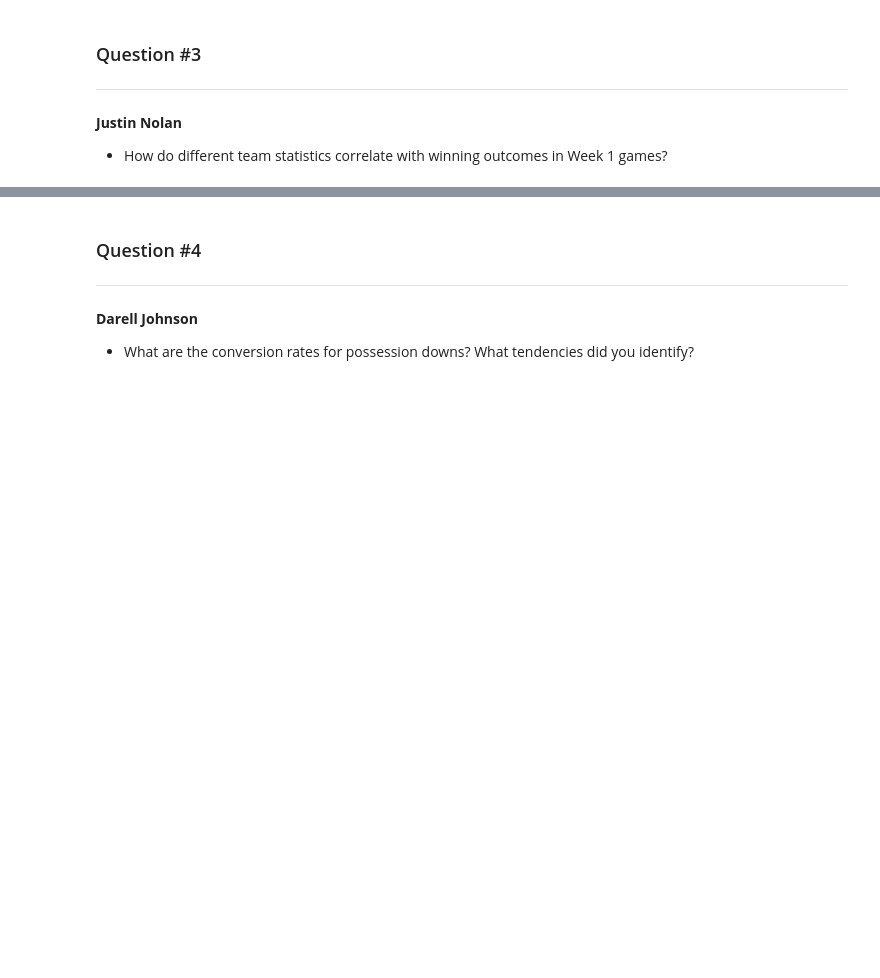
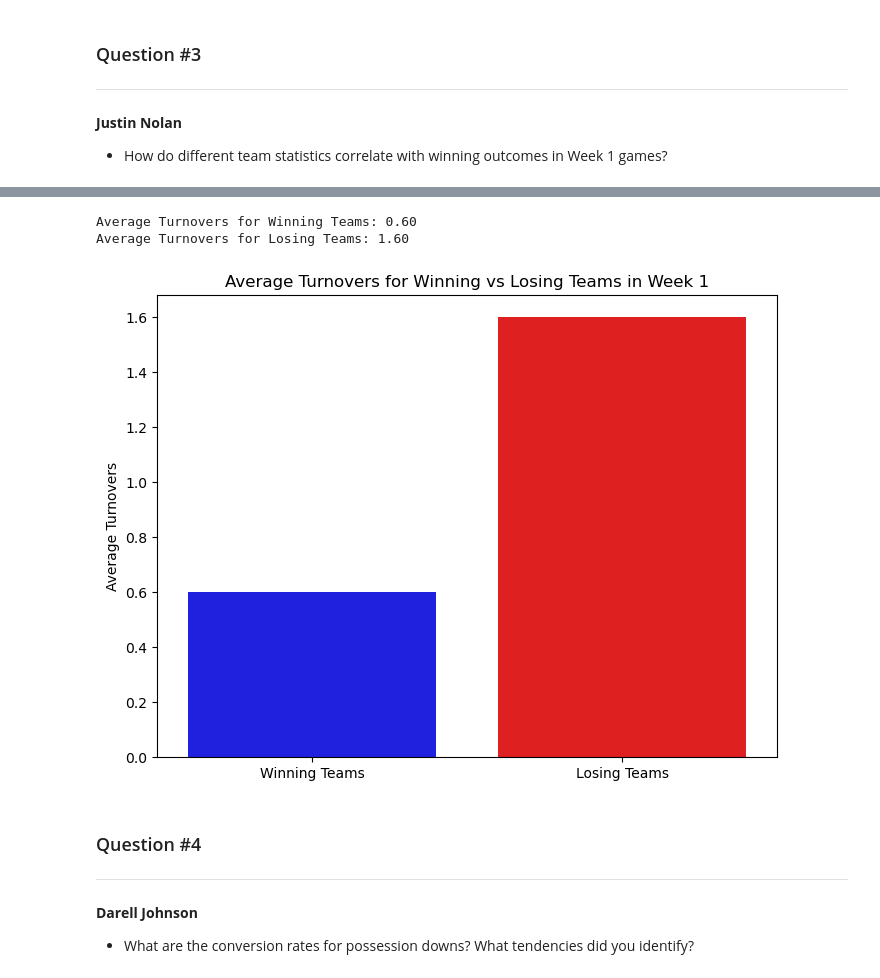
Before and after one commit to rollernathan/NFL_2024_Week_1, a Jupyter notebook: Project 3.ipynb, the cells around one changed output, grey strips where cells are left out. Saved outputs shown, nothing was run; the diff lists cells and outputs as text; code cells hidden in the pictures; blank space fills up the shorter version.

```diff
--- a/Project 3.ipynb
+++ b/Project 3.ipynb
@@ -33,3 +240,46 @@ df.head()
+# %%
+# List of teams that won (using team abbreviations)
+winning_teams = ['KC', 'PHI', 'LAC', 'BUF', 'NE', 'MIN', 'CHI', 'NO', 'PIT', 'MIA', 'HOU', 'SEA', 'DAL', 'TB', 'DET']
+
+# Count turnovers from 'fixed_drive_result' where the value is 'Turnover'
+df['turnover'] = df.apply(
+    lambda row: 1 if row['fixed_drive_result'] == 'Turnover' else 0, axis=1
+)
+
+# Remove duplicate turnovers within the same team and drive time
+df_turnover_deduped = df.drop_duplicates(subset=['posteam', 'drive_time_of_possession', 'fixed_drive_result'])
+
+# Group by the team with possession (posteam) and calculate total turnovers
+turnovers_per_team = df_turnover_deduped.groupby('posteam')['turnover'].sum().reset_index()
+
+# Add a column indicating if the team won (1 for win, 0 for loss)
+turnovers_per_team['win'] = turnovers_per_team['posteam'].apply(lambda team: 1 if team in winning_teams else 0)
+
+# Calculate average turnovers for winning teams and losing teams
+avg_turnovers_winning = turnovers_per_team[turnovers_per_team['win'] == 1]['turnover'].mean()
+avg_turnovers_losing = turnovers_per_team[turnovers_per_team['win'] == 0]['turnover'].mean()
+
+# Display the results
+print(f"Average Turnovers for Winning Teams: {avg_turnovers_winning:.2f}")
+print(f"Average Turnovers for Losing Teams: {avg_turnovers_losing:.2f}")
+# %% [output]
+Average Turnovers for Winning Teams: 0.60
+Average Turnovers for Losing Teams: 1.60
+# %%
+# Visualization: Bar plot to compare average turnovers for winning and losing teams
+plt.figure(figsize=(8, 6))
+sns.barplot(x=['Winning Teams', 'Losing Teams'], y=[avg_turnovers_winning, avg_turnovers_losing], palette=['blue', 'red'])
+plt.title('Average Turnovers for Winning vs Losing Teams in Week 1')
+plt.ylabel('Average Turnovers')
+
+
+plt.show()
+
+# Save plot as PNG
+plt.savefig('images/avg_turnovers_winning_vs_losing.png')
+plt.close()
+# %% [output]
+[figure, added]
 # %% [markdown]
 ### Question #4
 ---
```
Also changed, not shown: parts of 10 cells of this notebook, 6 other files.
